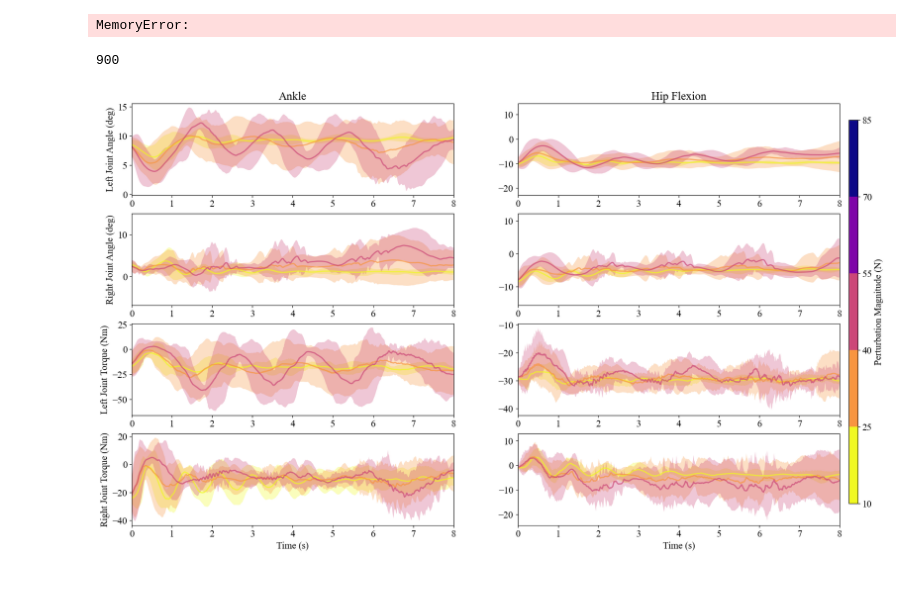
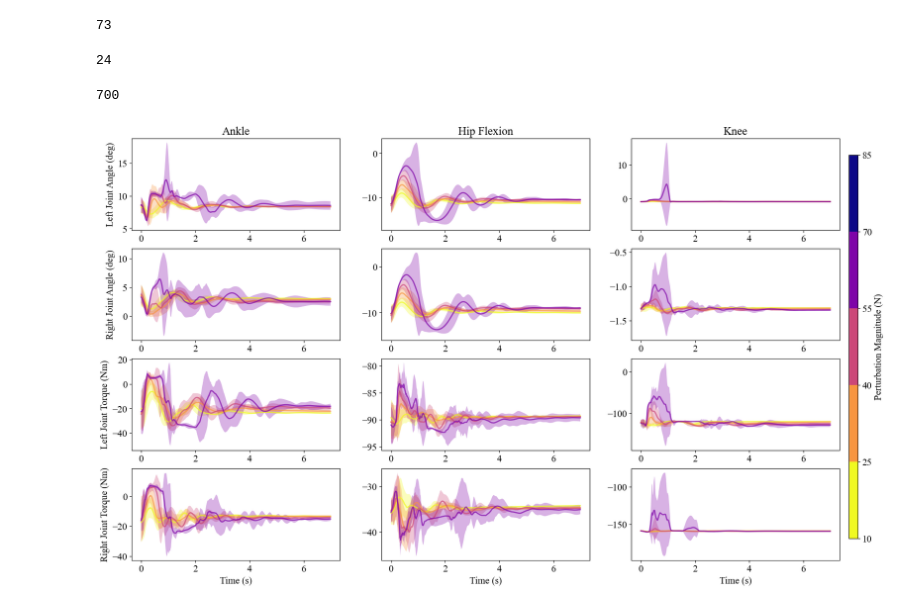
Before and after one commit to cherylwang20/MyoLeg_Sarcopenia, a Jupyter notebook: plotting_results.ipynb, the cells around one changed output. Drawn from its saved outputs; the diff is of its cells as text; code cells hidden in the pictures.

```diff
--- a/plotting_results.ipynb
+++ b/plotting_results.ipynb
@@ -9,7 +9,7 @@ import math
 from matplotlib.lines import Line2D
 import matplotlib.colors as mcolors
 
-sarco =  True
+sarco =  False
 fatigue = False
 
 if sarco:
@@ -18,7 +18,7 @@ if sarco:
     steps = 1000
     cut = 100
 elif fatigue:
-    name = '2024_02_20_15_03_01'
+    name = '2024_03_13_17_14_35'
     env_name = 'myoFatiLegReachFixed-v4'
     steps = 2500
     cut = 600
@@ -29,7 +29,7 @@ else:
     cut = 100
 
 pkl_path = './output/PKL/' + env_name + '/'
-ep = 200
+ep = 100
 
 
 def load_pickle(file_path):
@@ -63,8 +63,9 @@ for i in range(ep):
 
 print(len(stand))
 # %% [output]
-MemoryError:
+73
 # %%
+
 for data in stand:
     AP_pert.append(data)
     if bins[0] <= data['modelInfo']['perturbationMagnitude'] <= bins[1]:
@@ -80,21 +81,24 @@ for data in stand:
 
 
 pert_AP = [pert_1_AP, pert_2_AP, pert_3_AP, pert_4_AP, pert_5_AP]
+print(len(pert_1_AP))
+# %% [output]
+24
 # %%
 ankle_angle_l, ankle_angle_r  = [], []#, hip_adduction_l, hip_adduction_r, hip_rotation_l, hip_rotation_r = [], [], [], [], [], []
-hip_flexion_l, hip_flexion_r = [], []
+hip_flexion_l, hip_flexion_r, knee_angle_l, knee_angle_r= [], [], [], []
 
-joint_name_qpos = [ankle_angle_l, ankle_angle_r, hip_flexion_l, hip_flexion_r ] #hip_adduction_l, hip_adduction_r, hip_rotation_l, hip_rotation_r,
+joint_name_qpos = [ankle_angle_l, ankle_angle_r, hip_flexion_l, hip_flexion_r, knee_angle_l, knee_angle_r] #hip_adduction_l, hip_adduction_r, hip_rotation_l, hip_rotation_r,
 
 ankle_angle_l_t, ankle_angle_r_t, hip_adduction_l_t, hip_adduction_r_t, hip_rotation_l_t = [], [], [], [], []
-hip_rotation_r_t, hip_flexion_l_t, hip_flexion_r_t = [], [], []
+hip_rotation_r_t, hip_flexion_l_t, hip_flexion_r_t, knee_angle_l_t, knee_angle_r_t= [], [], [], [], []
 
-joint_name_torque = [ankle_angle_l_t, ankle_angle_r_t, hip_flexion_l_t, hip_flexion_r_t ] #hip_adduction_l_t, hip_adduction_r_t, hip_rotation_l_t, hip_rotation_r_t,
+joint_name_torque = [ankle_angle_l_t, ankle_angle_r_t, hip_flexion_l_t, hip_flexion_r_t, knee_angle_l_t, knee_angle_r_t] #hip_adduction_l_t, hip_adduction_r_t, hip_rotation_l_t, hip_rotation_r_t,
 
 
-joint_names_l = ['ankle_angle_l',  'hip_flexion_l'] #'hip_adduction_l', 'hip_rotation_l',
-title = ['Ankle',  'Hip Flexion'] #'Hip Adduction', 'Hip Rotation',
-joint_names_r = ['ankle_angle_r', 'hip_flexion_r' ] #'hip_adduction_r','hip_rotation_r',
+joint_names_l = ['ankle_angle_l',  'hip_flexion_l', 'knee_angle_l'] #'hip_adduction_l', 'hip_rotation_l',
+title = ['Ankle',  'Hip Flexion', 'Knee'] #'Hip Adduction', 'Hip Rotation',
+joint_names_r = ['ankle_angle_r', 'hip_flexion_r' ,'knee_angle_r'] #'hip_adduction_r','hip_rotation_r',
 # %%
 #####plotting the joint angle over time for standing up case
 plt.rcParams.update({
@@ -102,21 +106,25 @@ plt.rcParams.update({
     "font.size":15})
 
 y_range_joint = [-50, 50]
-x_time = np.arange(0, (steps - cut)/100, 0.01)
+time_len = 700
+x_time = np.arange(0, time_len/100, 0.01)
 print(len(x_time))
 
 colormap = plt.cm.plasma_r
 norm = mcolors.BoundaryNorm(bins, colormap.N)
 fig, ax = plt.subplots(4, 2, figsize=(20, 12))
 #fig= plt.figure(figsize=(20, 12))
-for i in range(0, 2):
-    plt.subplot(4, 2, i+1)
+for i in range(0, 3):
+    plt.subplot(4, 3, i+1)
     for j in range(len(pert_AP)):
         l1, l2, l3, l4, l5 = [], [], [], [], []
         l = [l1, l2, l3, l4, l5]
         mean_pert = []
         for k in pert_AP[j]:
-            l[j].append(k['jointInfo']['qpos'][joint_names_l[i]][cut:])
+            p_t = int(k['modelInfo']['perturbationTime']*100)
+            if fatigue:
+                p_t += 2200
+            l[j].append(k['jointInfo']['qpos'][joint_names_l[i]][p_t:p_t+time_len])
             mean_pert.append(k["modelInfo"]["perturbationMagnitude"])
         if not l[j]:
             continue
@@ -133,14 +141,17 @@ for i in range(0, 2):
 
 ######
 
-for i in range(0, 2):
-    plt.subplot(4, 2, i+3)
+for i in range(0, 3):
+    plt.subplot(4, 3, i+4)
     for j in range(len(pert_AP)):
         l1, l2, l3, l4, l5 = [], [], [], [], []
         l = [l1, l2, l3, l4, l5]
         mean_pert = []
         for k in pert_AP[j]:
-            l[j].append(k['jointInfo']['qpos'][joint_names_r[i]][cut:])
+            p_t = int(k['modelInfo']['perturbationTime']*100)
+            if fatigue:
+                p_t += 2200
+            l[j].append(k['jointInfo']['qpos'][joint_names_r[i]][p_t:p_t+time_len])
             mean_pert.append(k["modelInfo"]["perturbationMagnitude"])
         if not l[j]:
             continue
@@ -155,14 +166,17 @@ for i in range(0, 2):
         plt.ylabel('Right Joint Angle (deg)')
 
 
-for i in range(0, 2):
-    plt.subplot(4, 2, i+5)
+for i in range(0, 3):
+    plt.subplot(4, 3, i+7)
     for j in range(len(pert_AP)):
         mean_pert = []
         l1, l2, l3, l4, l5 = [], [], [], [], []
         l = [l1, l2, l3, l4, l5]
         for k in pert_AP[j]:
-            l[j].append(k['jointInfo']['qtau'][joint_names_l[i]][cut:])
+            p_t = int(k['modelInfo']['perturbationTime']*100)
+            if fatigue:
+                p_t += 2200
+            l[j].append(k['jointInfo']['qtau'][joint_names_l[i]][p_t:p_t+time_len])
             mean_pert.append(k["modelInfo"]["perturbationMagnitude"])
         if not l[j]:
             continue
@@ -177,41 +191,44 @@ for i in range(0, 2):
         plt.ylabel('Left Joint Torque (Nm)')
 
 
-for i in range(0, 2):
-    plt.subplot(4, 2, i+7)
+for i in range(0, 3):
+    plt.subplot(4, 3, i+10)
     for j in range(len(pert_AP)):
         mean_pert = []
         l1, l2, l3, l4, l5 = [], [], [], [], []
         l = [l1, l2, l3, l4, l5]
         for k in pert_AP[j]:
-            l[j].append(k['jointInfo']['qtau'][joint_names_r[i]][cut:])
+            p_t = int(k['modelInfo']['perturbationTime']*100)
+            if fatigue:
+                p_t += 2200
+            l[j].append(k['jointInfo']['qtau'][joint_names_r[i]][p_t:p_t+time_len])
             mean_pert.append(k["modelInfo"]["perturbationMagnitude"])
         if not l[j]:
             continue
         else:
             mean = np.mean(l[j], axis = 0)
             std = np.std(l[j], axis = 0)
             upper = mean + 2*std
             lower = mean - 2*std
             plt.plot(x_time, np.mean(l[j], axis= 0), c = colormap(norm(np.mean(mean_pert))), alpha = 0.7, linewidth = 2)
             plt.fill_between(x_time, lower.flatten(), upper.flatten(), facecolor = colormap(norm(np.mean(mean_pert))), alpha = 0.3)
             plt.xlabel('Time (s)')
     if i == 0:
         plt.ylabel('Right Joint Torque (Nm)')
 
 sm = plt.cm.ScalarMappable(cmap=colormap, norm=norm)
 sm.set_array([])
 
 plt.subplots_adjust(right=0.9)
 cbar_ax = fig.add_axes([0.91, 0.15, 0.01, 0.7])
 cbar = plt.colorbar(sm, ticks=np.linspace(10, 85, 6), cax=cbar_ax)
 cbar.set_label('Perturbation Magnitude (N)')
 
 #txt="The ankle and hip angles (adduction, rotation and flexion) in response to perturbation in the range of 10  - 60N"
 #plt.figtext(0.5, 0.01, txt, wrap=True, horizontalalignment='center', fontsize=20)
-plt.setp(ax, xlim=[0, 8])
+plt.setp(ax, xlim=[0, time_len/100])
 plt.show()
 plt.close()
 # %% [output]
-900
+700
-[figure, old version]
+[figure, new version]
```
Also changed, not shown: parts of 5 cells of this notebook, 10 other files.
